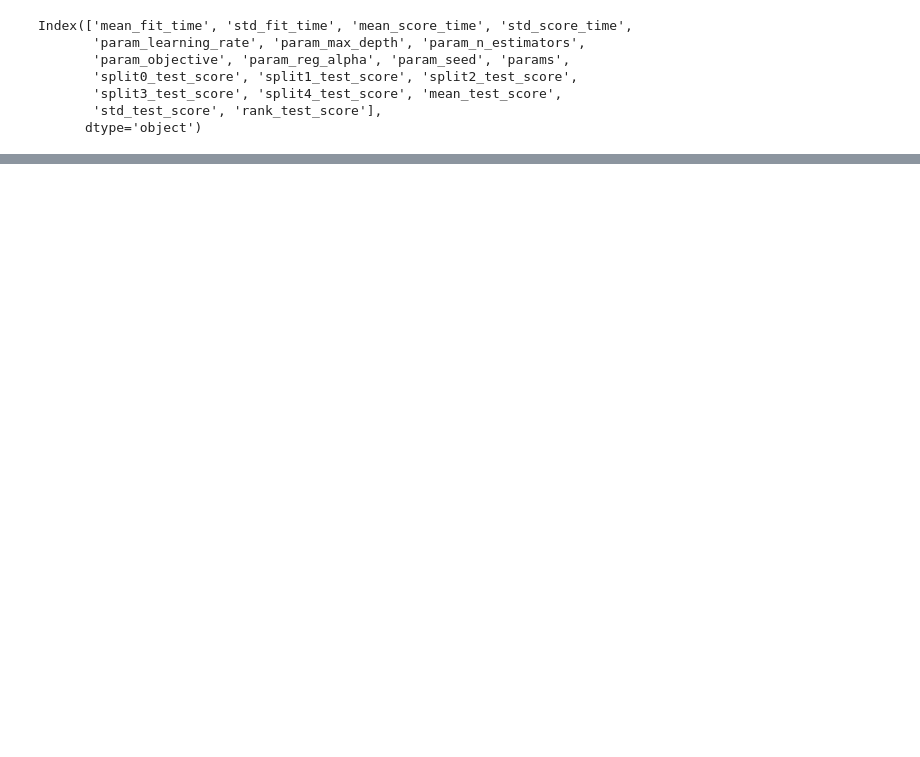
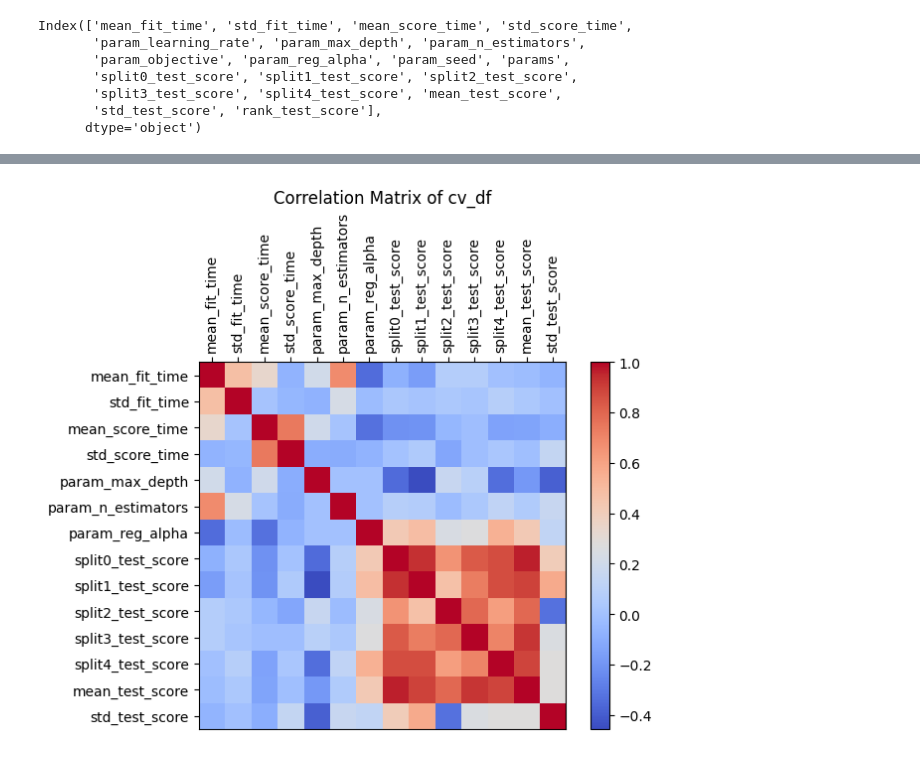
Before and after one commit to Nolasaurus/kaggle-amp-parkinsons, a Jupyter notebook: amp-xgboost_tuning_data.ipynb, the cells around one changed output, grey strips where cells are left out. Saved outputs shown, nothing was run; the diff lists cells and outputs as text; code cells hidden in the pictures; blank space fills up the shorter version.

```diff
--- a/amp-xgboost_tuning_data.ipynb
+++ b/amp-xgboost_tuning_data.ipynb
@@ -40,20 +56,0 @@ plt.show()
-# %%
-import matplotlib.pyplot as plt
-
-cv_df = pd.DataFrame(grid_search.cv_results_)
-
-scores = cv_df.pivot_table(index='param_max_depth', columns='param_n_estimators', values='mean_test_score')
-
-fig, ax = plt.subplots()
-im = ax.imshow(scores, cmap='viridis')
-
-ax.set_xticks(np.arange(len(scores.columns)))
-ax.set_yticks(np.arange(len(scores.index)))
-ax.set_xticklabels(scores.columns)
-ax.set_yticklabels(scores.index)
-ax.set_xlabel('n_estimators')
-ax.set_ylabel('max_depth')
-ax.set_title('Mean Test Score by Hyperparameters')
-
-plt.colorbar(im)
-plt.show()
@@ -61,0 +79,7 @@ plt.show()
+# %%
+import pandas as pd
+
+# Load cv_df dataframe here
+data = cv_df.drop(columns=['param_objective','params','param_learning_rate','param_seed','rank_test_score'])
+corr_matrix = data.corr()
+print(corr_matrix)
@@ -61,0 +104,15 @@ plt.show()
+# %%
+fig, ax = plt.subplots()
+im = ax.imshow(corr_matrix, cmap='coolwarm')
+
+ax.set_xticks(range(len(corr_matrix.columns)))
+ax.set_yticks(range(len(corr_matrix.columns)))
+ax.set_xticklabels(corr_matrix.columns, rotation=90)
+ax.set_yticklabels(corr_matrix.columns)
+ax.tick_params(top=True, bottom=False, labeltop=True, labelbottom=False)
+
+plt.colorbar(im)
+plt.title("Correlation Matrix of cv_df")
+plt.show()
+# %% [output]
+[figure, added]
```
Also changed, not shown: parts of 6 cells of this notebook, 9 other files.
